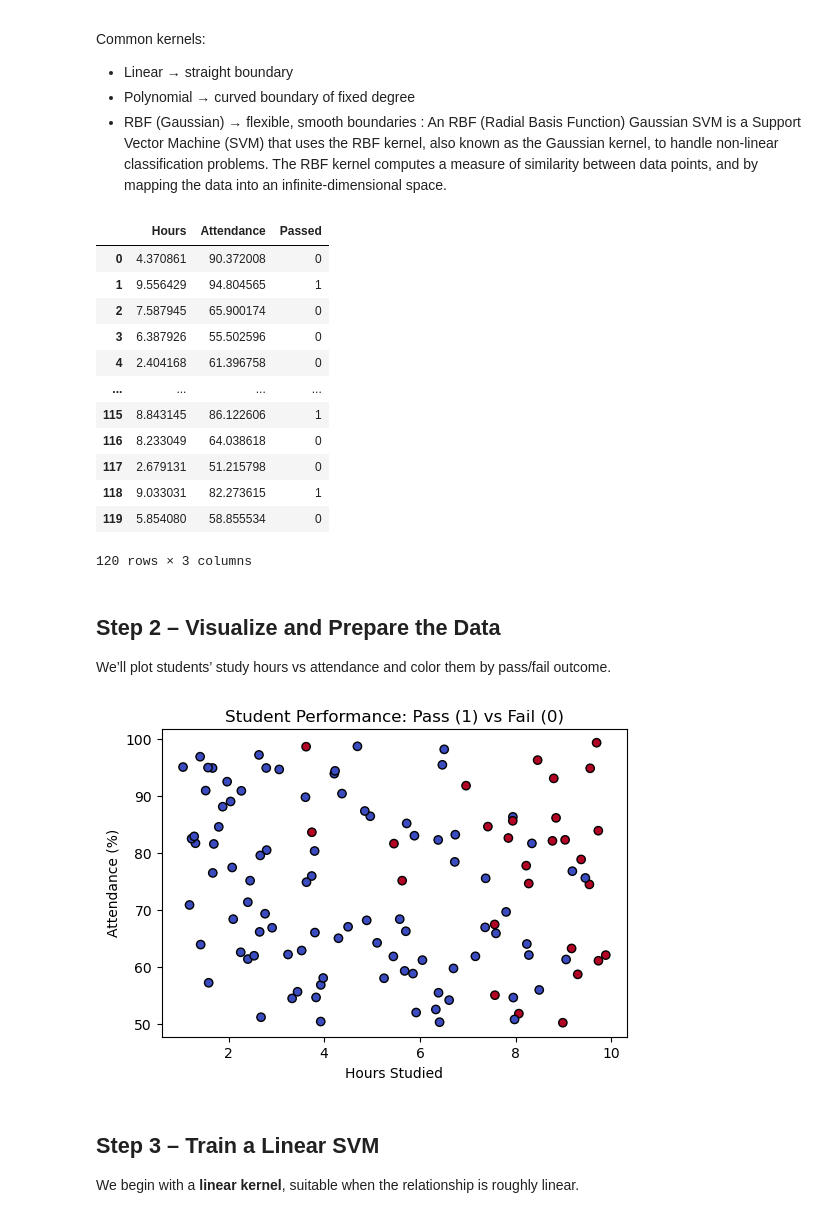
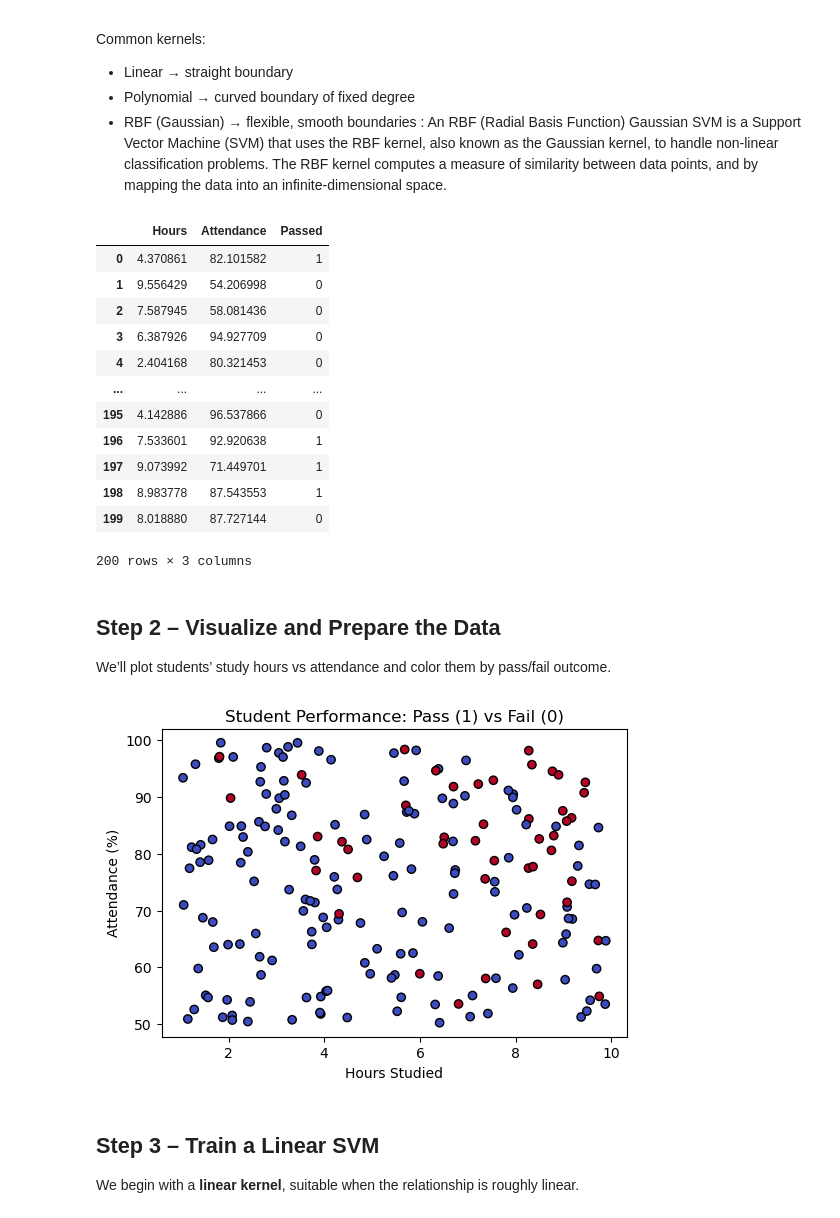
Before and after one commit to WilliamPourmajidi/machine-learning, a Jupyter notebook: Module-6/module-6-SVM.ipynb, the cells around one changed output. Drawn from its saved outputs; the diff is of its cells as text; code cells hidden in the pictures.

```diff
--- a/Module-6/module-6-SVM.ipynb
+++ b/Module-6/module-6-SVM.ipynb
@@ -29,40 +29,40 @@ Common kernels:
 # %%
 # ---------------------------------------------
 # Step 1 – Imports and Synthetic Data
 # ---------------------------------------------
 import numpy as np
 import pandas as pd
 import matplotlib.pyplot as plt
 from sklearn.model_selection import train_test_split
 from sklearn.preprocessing import StandardScaler
 from sklearn.svm import SVC
 from sklearn.metrics import accuracy_score, classification_report, ConfusionMatrixDisplay
 
 np.random.seed(42)
 
 # Simple, relatable dataset: hours studied + attendance → pass/fail
-n = 120
+n = 200
 hours = np.random.uniform(1, 10, n)
 attendance = np.random.uniform(50, 100, n)
 score = 0.5 * hours + 0.05 * attendance + np.random.normal(0, 1.5, n)
 passed = (score > 8).astype(int)
 
 df = pd.DataFrame({"Hours": hours, "Attendance": attendance, "Passed": passed})
 df
 # %% [output]
 |  | Hours | Attendance | Passed |
-| 0 | 4.370861 | 90.372008 | 0 |
-| 1 | 9.556429 | 94.804565 | 1 |
-| 2 | 7.587945 | 65.900174 | 0 |
-| 3 | 6.387926 | 55.502596 | 0 |
-| 4 | 2.404168 | 61.396758 | 0 |
+| 0 | 4.370861 | 82.101582 | 1 |
+| 1 | 9.556429 | 54.206998 | 0 |
+| 2 | 7.587945 | 58.081436 | 0 |
+| 3 | 6.387926 | 94.927709 | 0 |
+| 4 | 2.404168 | 80.321453 | 0 |
 | ... | ... | ... | ... |
-| 115 | 8.843145 | 86.122606 | 1 |
-| 116 | 8.233049 | 64.038618 | 0 |
-| 117 | 2.679131 | 51.215798 | 0 |
-| 118 | 9.033031 | 82.273615 | 1 |
-| 119 | 5.854080 | 58.855534 | 0 |
+| 195 | 4.142886 | 96.537866 | 0 |
+| 196 | 7.533601 | 92.920638 | 1 |
+| 197 | 9.073992 | 71.449701 | 1 |
+| 198 | 8.983778 | 87.543553 | 1 |
+| 199 | 8.018880 | 87.727144 | 0 |
-120 rows × 3 columns
+200 rows × 3 columns
 # %% [markdown]
 ## Step 2 – Visualize and Prepare the Data
 We’ll plot students’ study hours vs attendance and color them by pass/fail outcome.
@@ -75,7 +75,7 @@ plt.ylabel("Attendance (%)")
 plt.title("Student Performance: Pass (1) vs Fail (0)")
 plt.show()
 # %% [output]
-[figure, old version]
+[figure, new version]
 # %%
 
 # Split and scale
```
Also changed, not shown: parts of 6 cells of this notebook, 2 other files.
